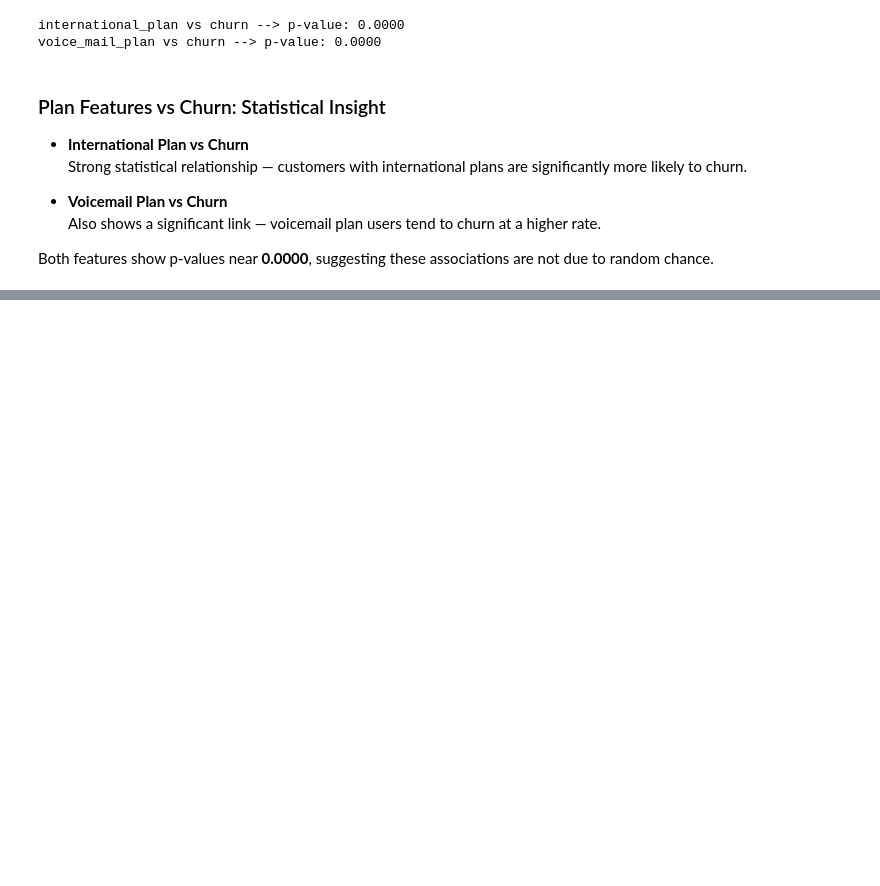
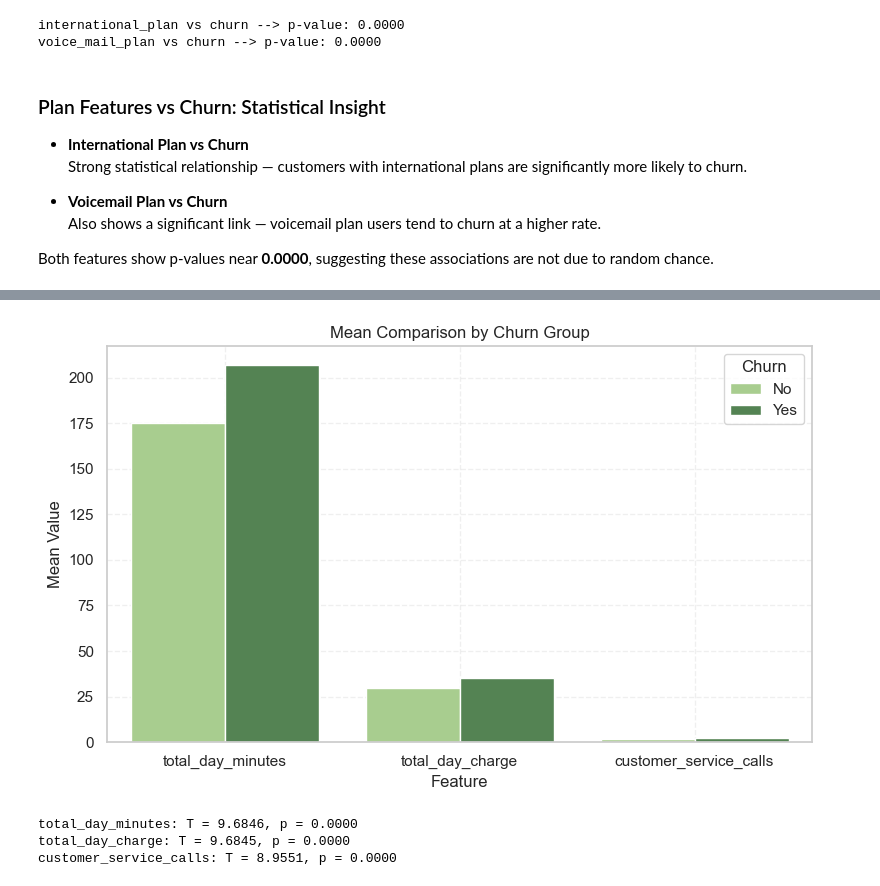
Before and after one commit to Mathews-Odongo/Customer_Churn, a Jupyter notebook: notebooks/Customer_churn.ipynb, the cells around one changed output, grey strips where cells are left out. Drawn from its saved outputs; the diff is of its cells as text; code cells hidden in the pictures; blank space fills up the shorter version.

Commit message:
Perform t-tests comparing churned vs non-churned customer behavior

```diff
--- a/notebooks/Customer_churn.ipynb
+++ b/notebooks/Customer_churn.ipynb
@@ -447,8 +447,5 @@ We test independence between churn and:
 # %%
 from scipy.stats import chi2_contingency
-
-# Set plot style
-sns.set(style="whitegrid")
 
 for col in ['international_plan', 'voice_mail_plan']:
     # Chi-square test
@@ -470,0 +476,49 @@ Both features show p-values near **0.0000**, suggesting these associations are n
+# %%
+from scipy.stats import ttest_ind
+
+# Define feature list
+features = ['total_day_minutes', 'total_day_charge', 'customer_service_calls']
+
+# Grouped data
+group_yes = df[df['churn'] == True]
+group_no = df[df['churn'] == False]
+
+# Create dataframe for mean values and t-test p-values
+mean_vals = []
+p_vals = []
+
+for feature in features:
+    mean_no = group_no[feature].mean()
+    mean_yes = group_yes[feature].mean()
+    t_stat, p_val = ttest_ind(group_yes[feature], group_no[feature], equal_var=False)
+
+    mean_vals.append({'Feature': feature, 'Churn': 'No', 'Mean': mean_no})
+    mean_vals.append({'Feature': feature, 'Churn': 'Yes', 'Mean': mean_yes})
+    p_vals.append(f"{feature}: T = {t_stat:.4f}, p = {p_val:.4f}")
+
+# Convert to DataFrame
+plot_df = pd.DataFrame(mean_vals)
+
+# Custom  palette
+palette = {'No': '#A6D785', 'Yes': '#4C8B4B'}
+
+# Plot bar chart
+plt.figure(figsize=(8, 5))
+sns.barplot(data=plot_df, x='Feature', y='Mean', hue='Churn', palette=palette)
+plt.title('Mean Comparison by Churn Group')
+plt.ylabel('Mean Value')
+plt.xlabel('Feature')
+plt.grid(True, linestyle='--', alpha=0.3)
+plt.tight_layout()
+plt.legend(title='Churn')
+
+plt.show()
+
+# Print T-tests summary
+for summary in p_vals:
+    print(summary)
+# %% [output]
+[figure, added]
+total_day_minutes: T = 9.6846, p = 0.0000
+total_day_charge: T = 9.6845, p = 0.0000
+customer_service_calls: T = 8.9551, p = 0.0000
```
Also changed, not shown: parts of 4 cells of this notebook.
